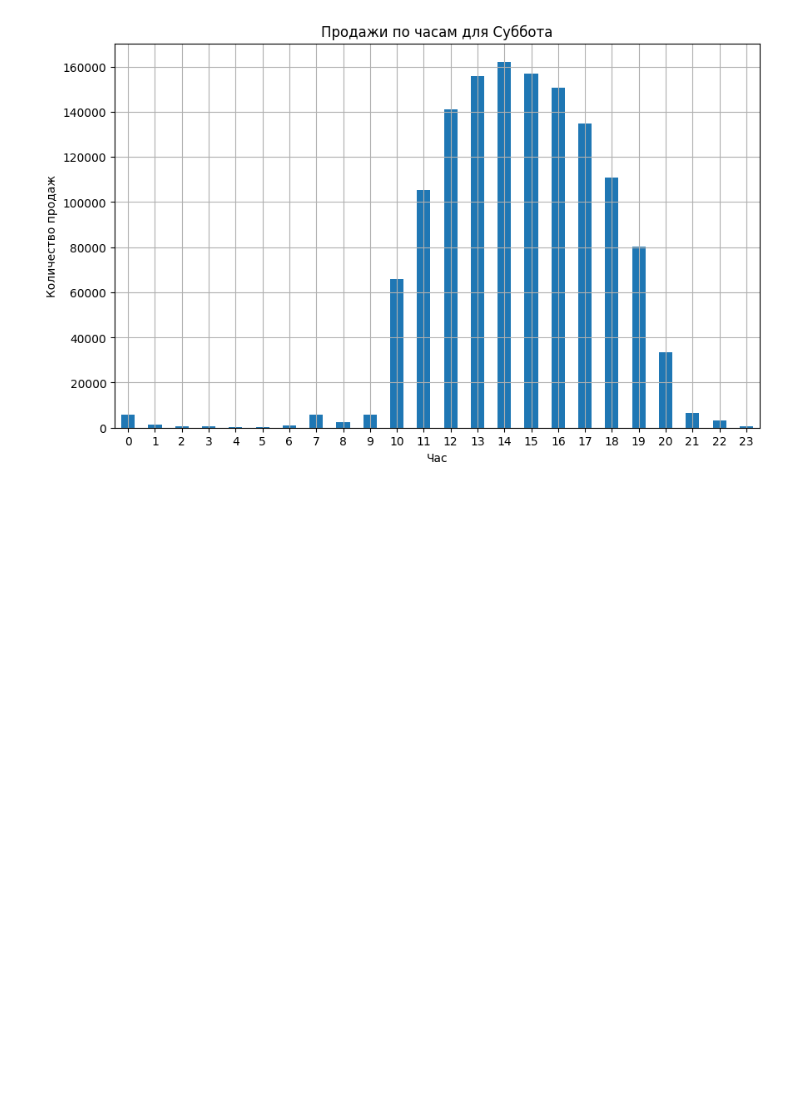
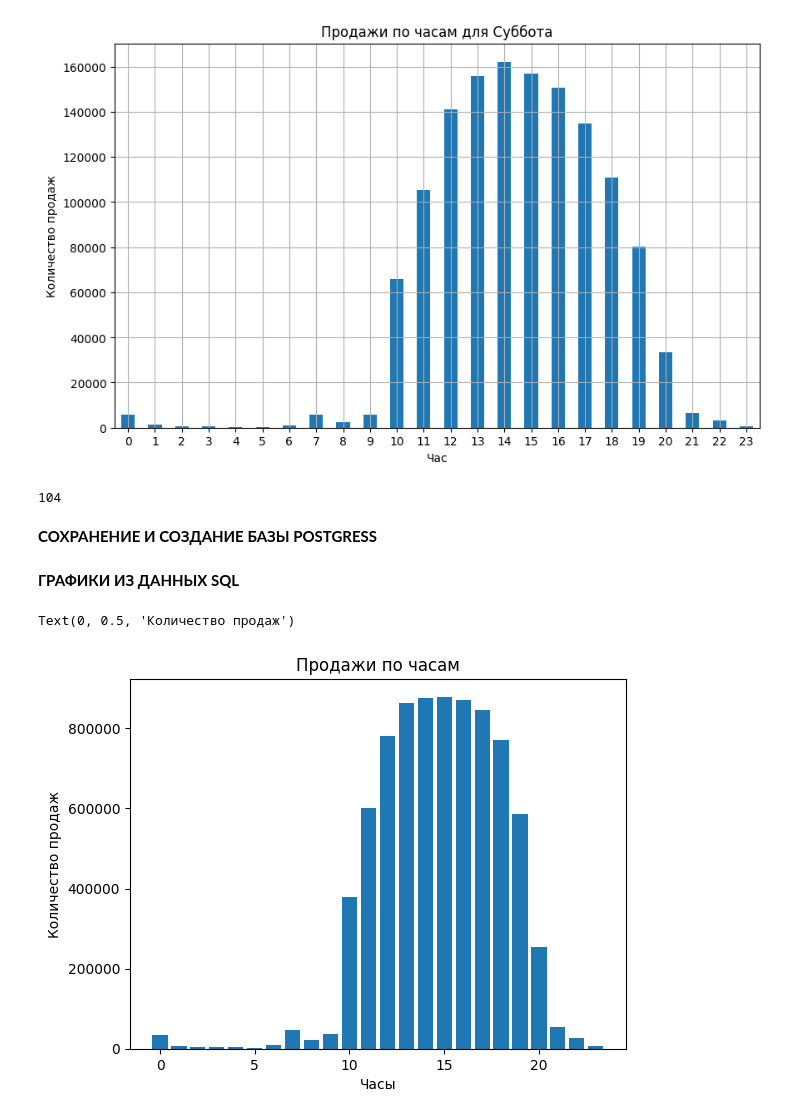
Before and after one commit to 7Webb7/tz_analysis, a Jupyter notebook: нормальный код.ipynb, the cells around one changed output. Cells and saved outputs as stored; diff of their text form; code cells hidden in the pictures; blank space fills up the shorter version.

```diff
--- a/нормальный код.ipynb
+++ b/нормальный код.ipynb
@@ -2,14 +2,26 @@
 import pandas as pd
 import re
 import matplotlib.pyplot as plt
+import time
+import psycopg2
+from sqlalchemy import create_engine
+
+engine = create_engine('postgresql://postgres:s5kq91@localhost/sales_data')
+
 df_sales = pd.read_csv("data_files/t_sales.csv")
 sales = pd.DataFrame(df_sales)
+t_sales = pd.DataFrame(df_sales)
 
 df_branches = pd.read_csv("data_files/t_branches.csv")
 branches = pd.DataFrame(df_branches)
+t_branches = pd.DataFrame(df_branches)
 
 df_products = pd.read_csv("data_files/t_products.csv")
 products = pd.DataFrame(df_products)
+t_products = pd.DataFrame(df_products)
 
 df_cities = pd.read_csv("data_files/t_cities.csv")
 cities = pd.DataFrame(df_cities)
+t_cities = pd.DataFrame(df_cities)
+
+t_sales
@@ -149,6 +191,33 @@ def classify_product(row):
 
 sales_and_products['Класс'] = sales_and_products.apply(classify_product, axis=1)
 sales_and_products = sales_and_products.sort_values(by = "Количество", ascending = False).reset_index()
-sales_and_products = sales_and_products.drop(columns = ["index"])
+sales_and_products = sales_and_products.drop(columns = ["index", "Количество"])
 
 sales_and_products.to_csv('data_files/sales_and_products_result.csv', index=False)
+sales_and_products.to_sql('t_sales', engine, if_exists='replace', index=False)
+t_sales.to_sql('t_sales', engine, if_exists='replace', index=False)
+t_products.to_sql('t_products', engine, if_exists='replace', index=False)
+t_branches.to_sql('t_branches', engine, if_exists='replace', index=False)
+t_cities.to_sql('t_cities', engine, if_exists='replace', index=False)
+# %% [output]
+104
+# %% [markdown]
+**СОХРАНЕНИЕ И СОЗДАНИЕ БАЗЫ POSTGRESS**
+# %%
+daily_hours_query = """
+SELECT EXTRACT(HOUR FROM cast(s."Период" as timestamp)) as sale_hour, COUNT(*) as sales_count
+FROM t_sales s
+GROUP BY sale_hour
+ORDER BY sales_count DESC;
+"""
+hours_sales_sql_data = pd.read_sql_query(daily_hours_query, engine)
+# %% [markdown]
+**ГРАФИКИ ИЗ ДАННЫХ SQL**
+# %%
+plt.bar(hours_sales_sql_data["sale_hour"], hours_sales_sql_data["sales_count"])
+plt.title("Продажи по часам")
+plt.xlabel("Часы")
+plt.ylabel("Количество продаж")
+# %% [output]
+Text(0, 0.5, 'Количество продаж')
+[figure, added]
```
Also changed, not shown: parts of 10 cells of this notebook.
